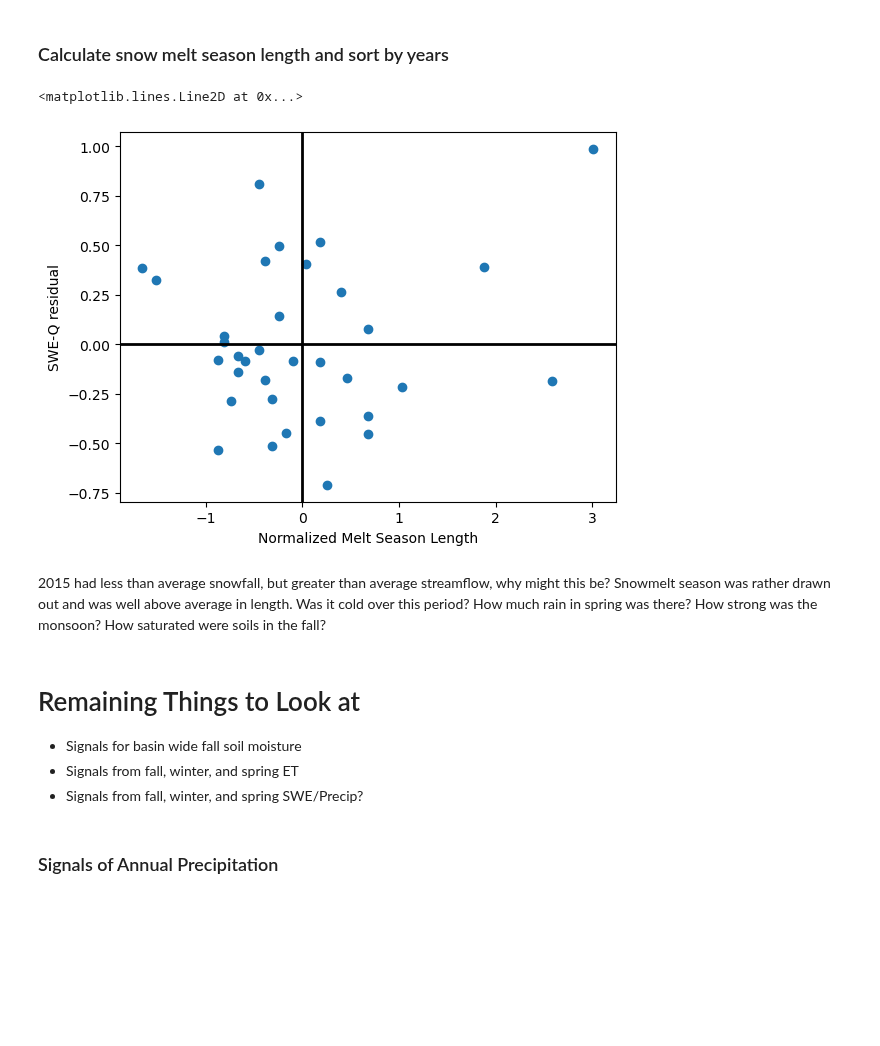
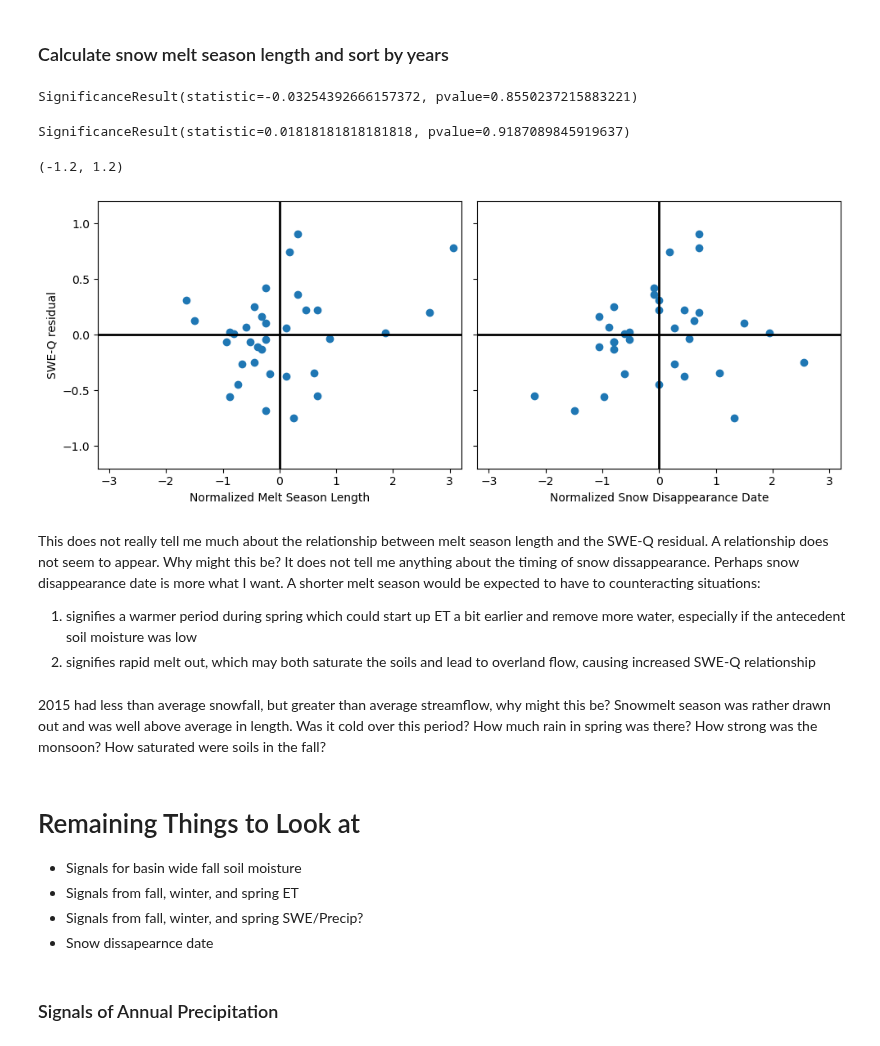
Before and after one commit to dlhogan97/Spring-Precipitation-Effect-CO-River, a Jupyter notebook: notebooks/annual_water_flux_rank.ipynb, the cells around one changed output. Cells and saved outputs as stored; diff of their text form; code cells hidden in the pictures; blank space fills up the shorter version.

```diff
--- a/notebooks/annual_water_flux_rank.ipynb
+++ b/notebooks/annual_water_flux_rank.ipynb
@@ -228,6 +229,7 @@ residual.hist(bins=round(1 + np.log2(len(residual)),0).astype(int))
 # %%
 # melt season length dictionary
 melt_season_length_dict = {}
+snow_melt_date_dict = {}
 
 # iterate through each year to calculate the WY melt season length
 for year in np.unique(butte_uppertaylor_mean_ds_filtered.Date.dt.year.values):
@@ -242,25 +244,53 @@ for year in np.unique(butte_uppertaylor_mean_ds_filtered.Date.dt.year.values):
         # calculate weekly rolling average
         weekly_rolling_mean = tmp.rolling(Date=7).mean()
         # first date where rolling weekly average is < 5% of Peak SWE  is considered snow melt date
-        snow_melt_date = weekly_rolling_mean.where(weekly_rolling_mean<0.05*peak_swe.values).dropna(dim='Date')[0].Date.values
+        snow_melt_date = weekly_rolling_mean.where(weekly_rolling_mean==0).dropna(dim='Date')[0].Date.values
         # difference in time between peak and melt is snow melt season length
         melt_season_length = (snow_melt_date - peak_swe_date).astype('timedelta64[D]').astype(np.int32)
         # add to disctionary
         melt_season_length_dict[year] = melt_season_length
+        snow_melt_date_dict[year] = pd.Timestamp(snow_melt_date).day_of_year
 # create series of melt season length
 melt_season_len_days = pd.Series(melt_season_length_dict.values(), index = melt_season_length_dict.keys(), name='melt_season_length')
+sdd = pd.Series(snow_melt_date_dict.values(), index = snow_melt_date_dict.keys(), name='snow_dissapearance_date')
 norm_melt_season_len = (melt_season_len_days - melt_season_len_days.mean())/melt_season_len_days.std()
+norm_sdd = (sdd - sdd.mean())/sdd.std()
 # %%
 norm_melt_season_sorted = norm_melt_season_len.sort_values()
-# %%
-plt.scatter(norm_melt_season_len,residual)
-plt.xlabel('Normalized Melt Season Length')
-plt.ylabel('SWE-Q residual')
-plt.axhline(0, color='k', lw=2)
-plt.axvline(0, color='k', lw=2)
-# %% [output]
-<matplotlib.lines.Line2D at 0x...>
-[figure, removed]
+# %%
+# Spearman rank coefficent for melt season length
+stats.spearmanr(norm_melt_season_sorted.index, sorted_residual.index)
+# %% [output]
+SignificanceResult(statistic=-0.03254392666157372, pvalue=0.8550237215883221)
+# %%
+# Spearman rank coefficent for snow disappearance date
+stats.spearmanr(norm_sdd.sort_values().index, sorted_residual.index)
+# %% [output]
+SignificanceResult(statistic=0.01818181818181818, pvalue=0.9187089845919637)
+# %%
+fig, axs = plt.subplots(ncols=2, tight_layout=True, figsize=(10,4), sharey=True)
+
+axs[0].scatter(norm_melt_season_len.values,residual.values)
+axs[0].set_xlabel('Normalized Melt Season Length')
+axs[0].set_ylabel('SWE-Q residual')
+axs[0].axhline(0, color='k', lw=2)
+axs[0].axvline(0, color='k', lw=2)
+axs[0].set_xlim(-3.2,3.2)
+axs[0].set_ylim(-1.2,1.2)
+
+axs[1].scatter(norm_sdd.values,residual.values)
+axs[1].set_xlabel('Normalized Snow Disappearance Date')
+axs[1].axhline(0, color='k', lw=2)
+axs[1].axvline(0, color='k', lw=2)
+axs[1].set_xlim(-3.2,3.2)
+axs[1].set_ylim(-1.2,1.2)
+# %% [output]
+(-1.2, 1.2)
+[figure, added]
+# %% [markdown]
+This does not really tell me much about the relationship between melt season length and the SWE-Q residual. A relationship does not seem to appear. Why might this be? It does not tell me anything about the timing of snow dissappearance. Perhaps snow disappearance date is more what I want. A shorter melt season would be expected to have to counteracting situations:
+1) signifies a warmer period during spring which could start up ET a bit earlier and remove more water, especially if the antecedent soil moisture was low
+2) signifies rapid melt out, which may both saturate the soils and lead to overland flow, causing increased SWE-Q relationship
 # %% [markdown]
 2015 had less than average snowfall, but greater than average streamflow, why might this be? Snowmelt season was rather drawn out and was well above average in length. Was it cold over this period? How much rain in spring was there? How strong was the monsoon? How saturated were soils in the fall?
 # %% [markdown]
@@ -268,6 +298,7 @@ plt.axvline(0, color='k', lw=2)
 - Signals for basin wide fall soil moisture
 - Signals from fall, winter, and spring ET
 - Signals from fall, winter, and spring SWE/Precip?
+- Snow dissapearnce date
 # %% [markdown]
 ### Signals of Annual Precipitation
 # %%
```
Also changed, not shown: parts of 21 cells of this notebook, 2 other files.
